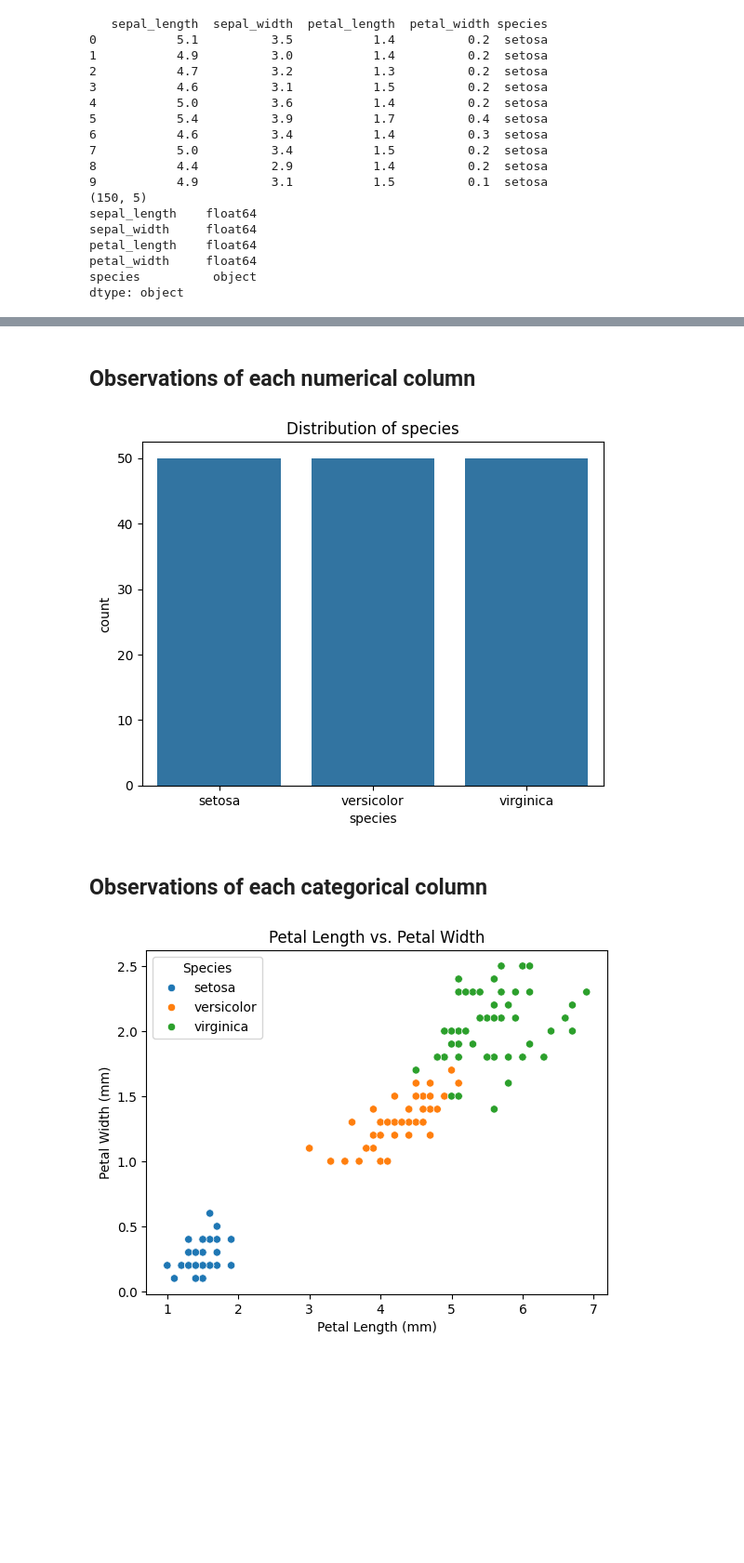
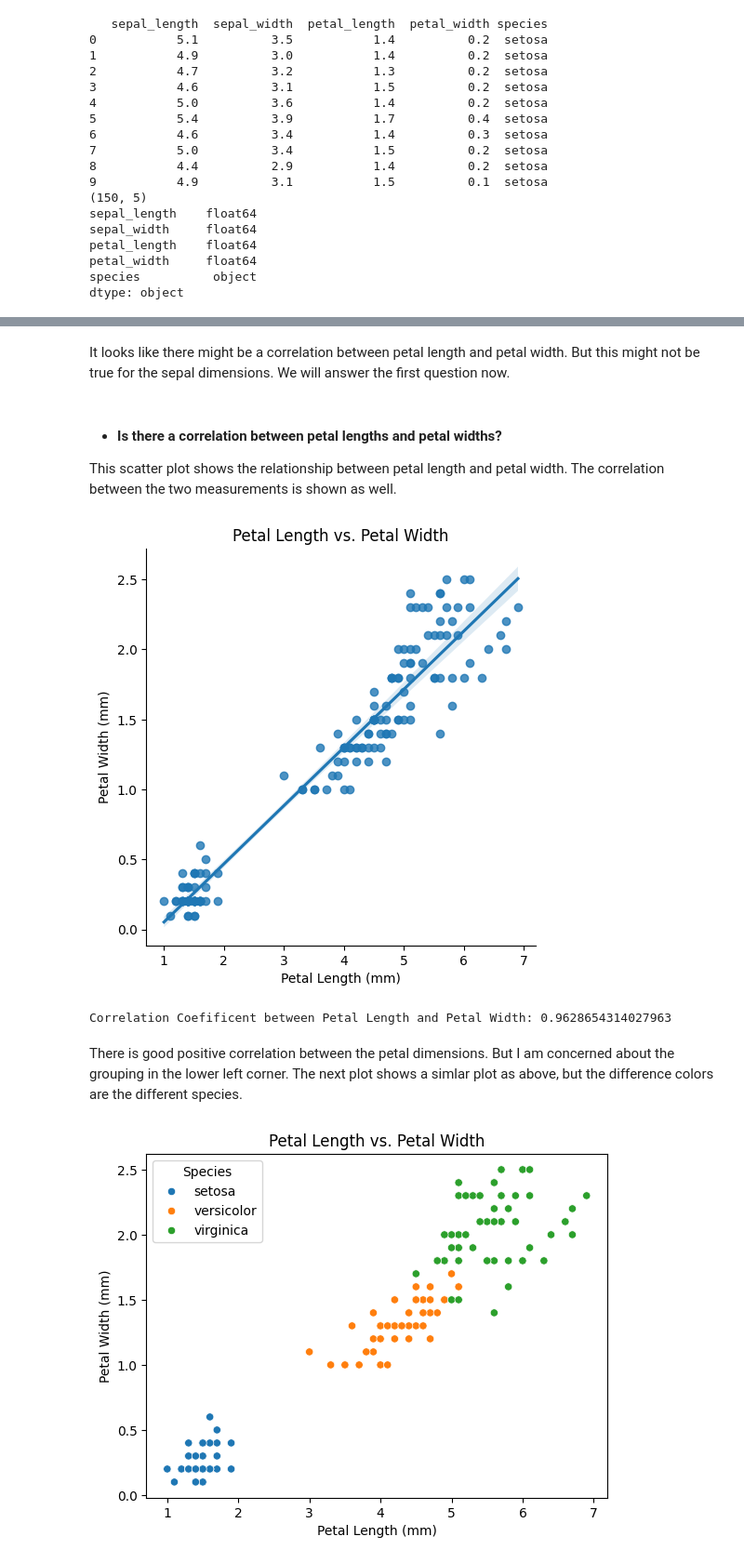
Before and after one commit to Bshell13/datafun-04-jupyter, a Jupyter notebook: shellenberger_eda.ipynb, the cells around one changed output, grey strips where cells are left out. Shown at 93% size. Drawn from its saved outputs; the diff is of its cells as text; code cells hidden in the pictures; blank space fills up the shorter version.

```diff
--- a/shellenberger_eda.ipynb
+++ b/shellenberger_eda.ipynb
@@ -72,31 +116,22 @@ plt.show()
-# %% [markdown]
-## Observations of each numerical column
-# %%
-# Inspects value counts for one categorical column
-df['species'].value_counts()
-
-# Inspects value counts for all categorical columns
-for col in df.select_dtypes(include=['object','category']).columns:
-    # Displays count plot
-    sns.countplot(x=col, data=df)
-    plt.title(f'Distribution of {col}')
-    plt.show()
-
-plt.show()
-# %% [output]
-[figure, removed]
-# %% [markdown]
-## Observations of each categorical column
-# %%
-# Renaming column names
-df.rename(columns={'sepal_length': 'SepalLength'}, inplace=True)
-df.rename(columns={'sepal_width': 'SepalWidth'}, inplace=True)
-df.rename(columns={'petal_length': 'PetalLength'}, inplace=True)
-df.rename(columns={'petal_width': 'PetalWidth'}, inplace=True)
-df.rename(columns={'species': 'Species'}, inplace=True)
-
-# Adding new columns
-df['PetalRatio'] = df['PetalLength'] / df['PetalWidth']
-df['SepalRatio'] = df['SepalLength'] / df['SepalWidth']
+# %% [markdown]
+It looks like there might be a correlation between petal length and petal width. But this might not be true for the sepal dimensions. We will answer the first question now.
+# %% [markdown]
+-  #### Is there a correlation between petal lengths and petal widths?
+This scatter plot shows the relationship between petal length and petal width. The correlation between the two measurements is shown as well.
+# %%
+# scatter plot
+sns.lmplot(data= df, x= 'Petal Length', y= 'Petal Width')
+plt.xlabel('Petal Length (mm)')
+plt.ylabel('Petal Width (mm)')
+plt.title('Petal Length vs. Petal Width')
+plt.show()
+
+# Showing Correlation
+print(f'Correlation Coefificent between Petal Length and Petal Width: {df["Petal Length"].corr(df["Petal Width"])}')
+# %% [output]
+[figure, added]
+Correlation Coefificent between Petal Length and Petal Width: 0.9628654314027963
+# %% [markdown]
+There is good positive correlation between the petal dimensions. But I am concerned about the grouping in the lower left corner. The next plot shows a simlar plot as above, but the difference colors are the different species.
 # %%
 # scatter plot with seperations in different colors
```
Also changed, not shown: parts of 21 cells of this notebook.
